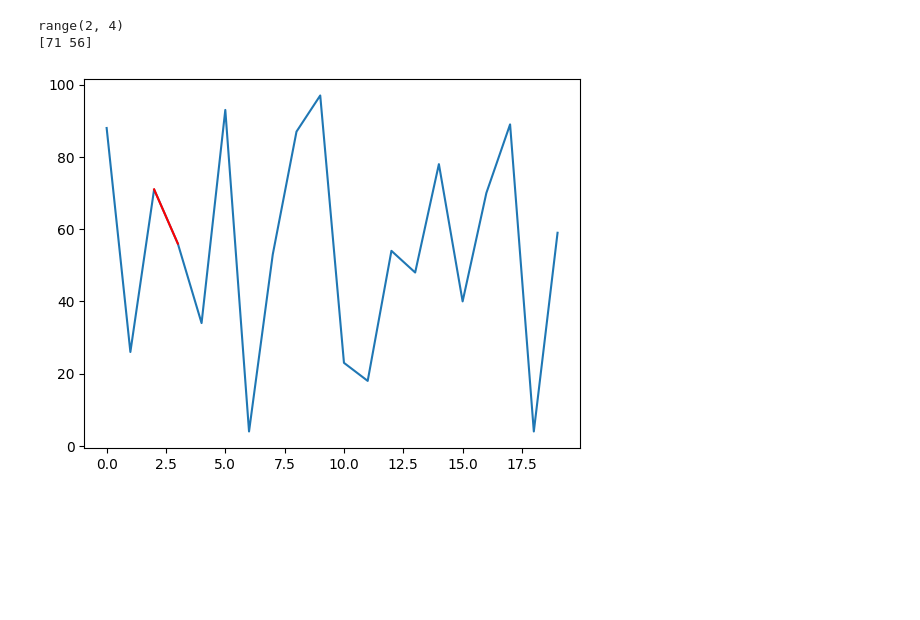
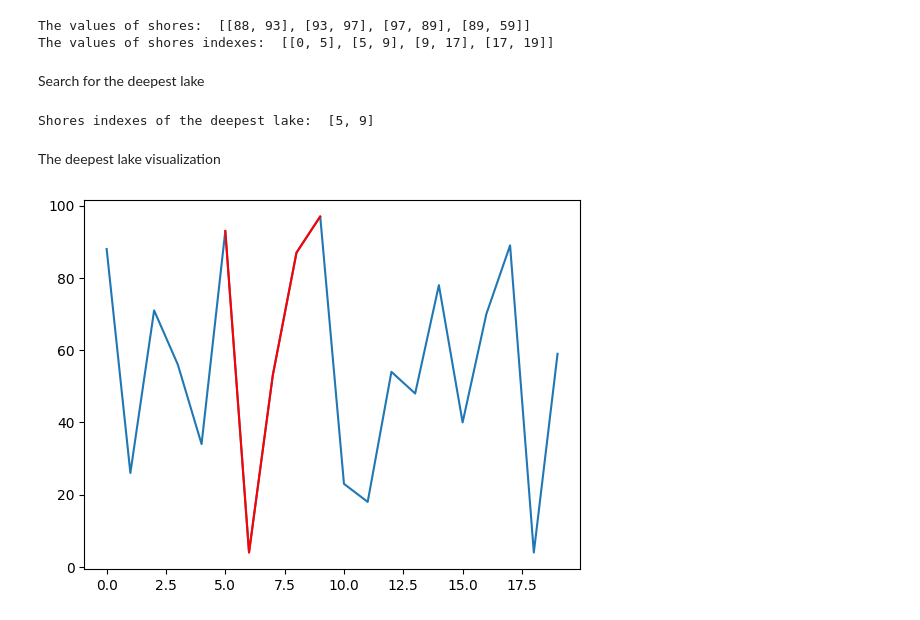
Before and after one commit to SadSoup/Amazinum-homeworks, a Jupyter notebook: numpy_lesson1.ipynb, the cells around one changed output. Drawn from its saved outputs; the diff is of its cells as text; code cells hidden in the pictures; blank space fills up the shorter version.

```diff
--- a/numpy_lesson1.ipynb
+++ b/numpy_lesson1.ipynb
@@ -120,15 +28,47 @@ AxisError: axis 71 is out of bounds for array of dimension 0
-# %%
-x = range(6,2)
-for i in x:
-    print(i)
+# %%
+lakes = []
+lakes_indxs = []
+lake = []
+lake_indx = []
+peack = np.max(a)
+peack_index = np.where(a == peack)[0]
+
+for i in range(len(a)):
+    point = a[i]###
+
+    if not lake:
+        lake.append(a[i])
+        lake_indx.append(i)
+    elif a[i] in edges and ((i!=lake_indx[0]+1) and (a[i]>lake[0] or (a[i]==np.max(a[lake_indx[0]+1:len(a)]) and a[lake_indx[0]+1]))):
+        lake.append(a[i])
+        lake_indx.append(i)#можна робити словники
+        lakes.append(lake.copy())
+        lakes_indxs.append(lake_indx.copy())
+        lake.pop(0)
+        lake_indx.pop(0)
+
+print('The values of shores: ',lakes)
+print('The values of shores indexes: ',lakes_indxs)
+# %% [output]
+The values of shores:  [[88, 93], [93, 97], [97, 89], [89, 59]]
+The values of shores indexes:  [[0, 5], [5, 9], [9, 17], [17, 19]]
+# %% [markdown]
+Search for the deepest lake
+# %%
+depth = 0
+for i in lakes_indxs:
+    if a[np.min(i)]-np.min(a[i[0]:i[1]]) > depth:
+        depth = a[np.min(i)]-np.min(a[i[0]:i[1]])
+        deepest_lake = i
+print('Shores indexes of the deepest lake: ',deepest_lake)
+# %% [output]
+Shores indexes of the deepest lake:  [5, 9]
+# %% [markdown]
+The deepest lake visualization
 # %%
 plt.plot (a)
-x = range(2,4)
-y = a[2:4]
-plt.plot (x,y, c='red')
-print(x)
-print(y)
+x = range(deepest_lake[0],deepest_lake[1]+1)
+y = a[deepest_lake[0]:deepest_lake[1]+1]
+plt.plot (x,y, c='red');
 # %% [output]
-range(2, 4)
-[71 56]
-[figure, old version]
+[figure, new version]
```
Also changed, not shown: parts of 17 cells of this notebook.
